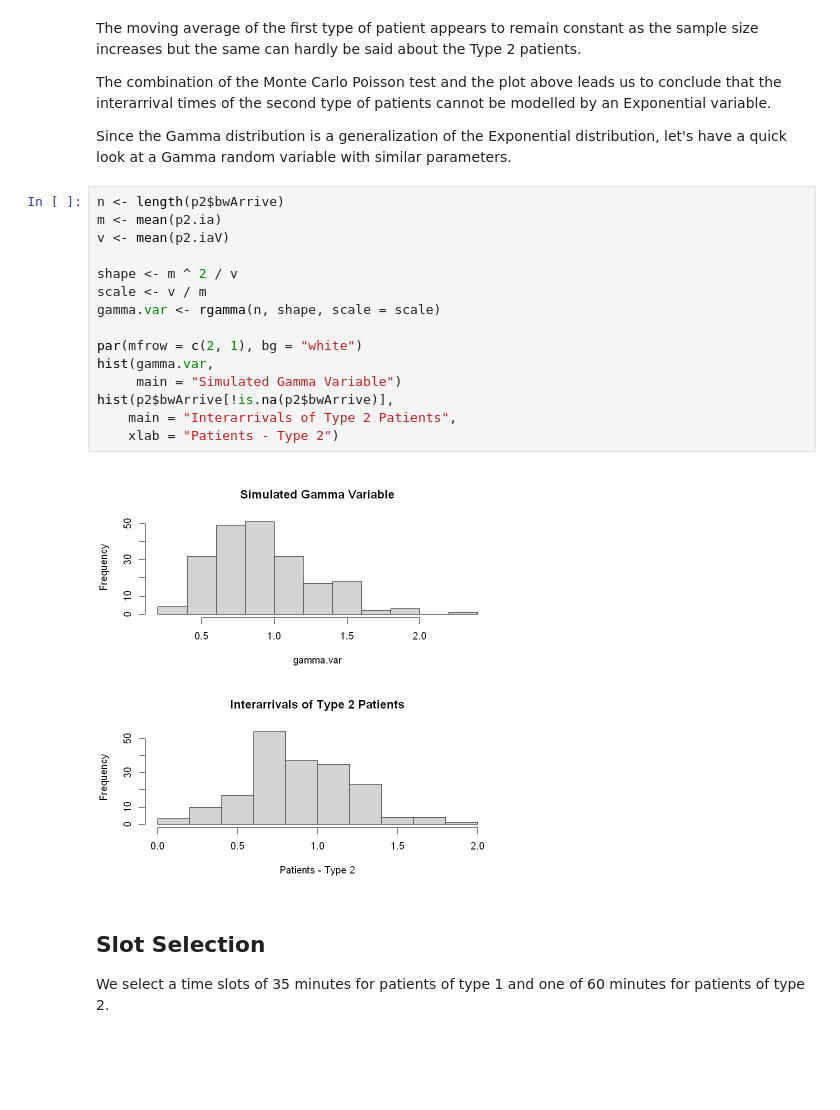
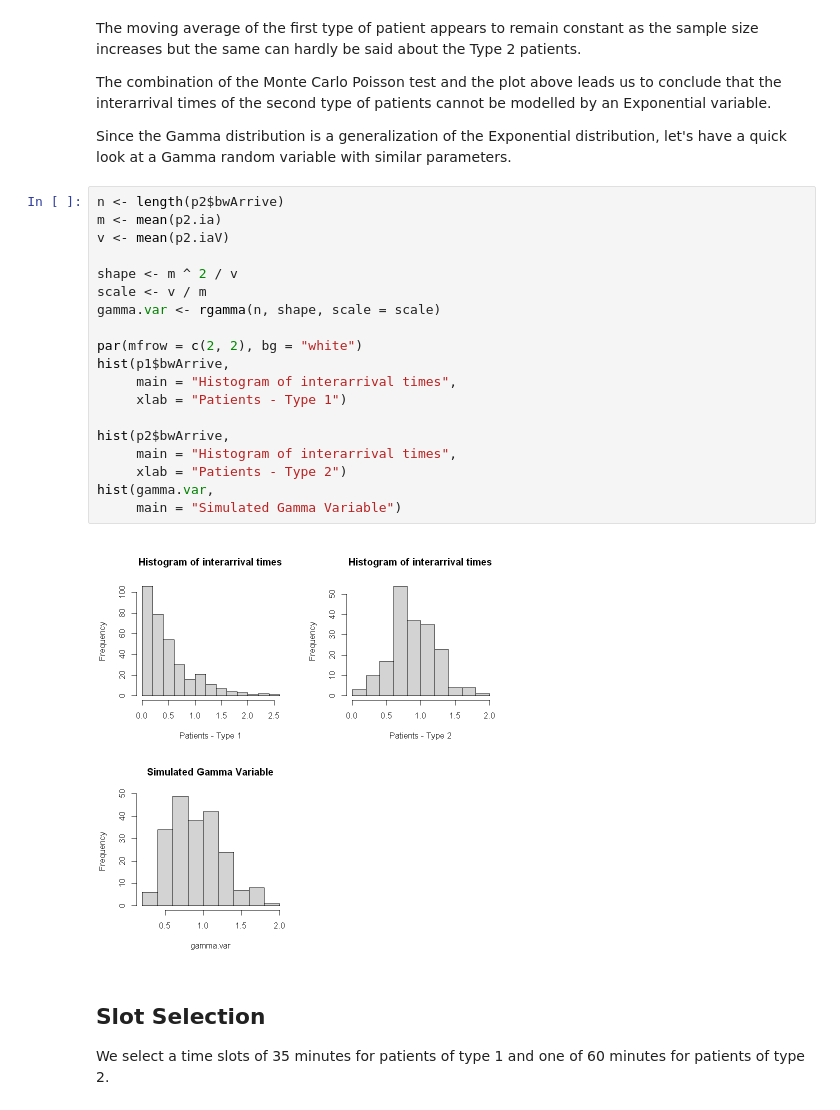
Before and after one commit to andreghl/EBS4043, a Jupyter notebook: main.ipynb, the cells around one changed output. Cells and saved outputs as stored; diff of their text form; blank space fills up the shorter version.

```diff
--- a/main.ipynb
+++ b/main.ipynb
@@ -408,20 +450,24 @@ Since the Gamma distribution is a generalization of the Exponential distribution
 # %%
 n <- length(p2$bwArrive)
 m <- mean(p2.ia)
 v <- mean(p2.iaV)
 
 shape <- m ^ 2 / v
 scale <- v / m
 gamma.var <- rgamma(n, shape, scale = scale)
 
-par(mfrow = c(2, 1), bg = "white")
+par(mfrow = c(2, 2), bg = "white")
+hist(p1$bwArrive,
+     main = "Histogram of interarrival times",
+     xlab = "Patients - Type 1")
+
+hist(p2$bwArrive,
+     main = "Histogram of interarrival times",
+     xlab = "Patients - Type 2")
 hist(gamma.var,
      main = "Simulated Gamma Variable")
-hist(p2$bwArrive[!is.na(p2$bwArrive)],
-    main = "Interarrivals of Type 2 Patients",
-    xlab = "Patients - Type 2")
 # %% [output]
-[figure, old version]
+[figure, new version]
 # %% [markdown]
 ## Slot Selection
 
```
Also changed, not shown: parts of 22 cells of this notebook, 4 other files.
